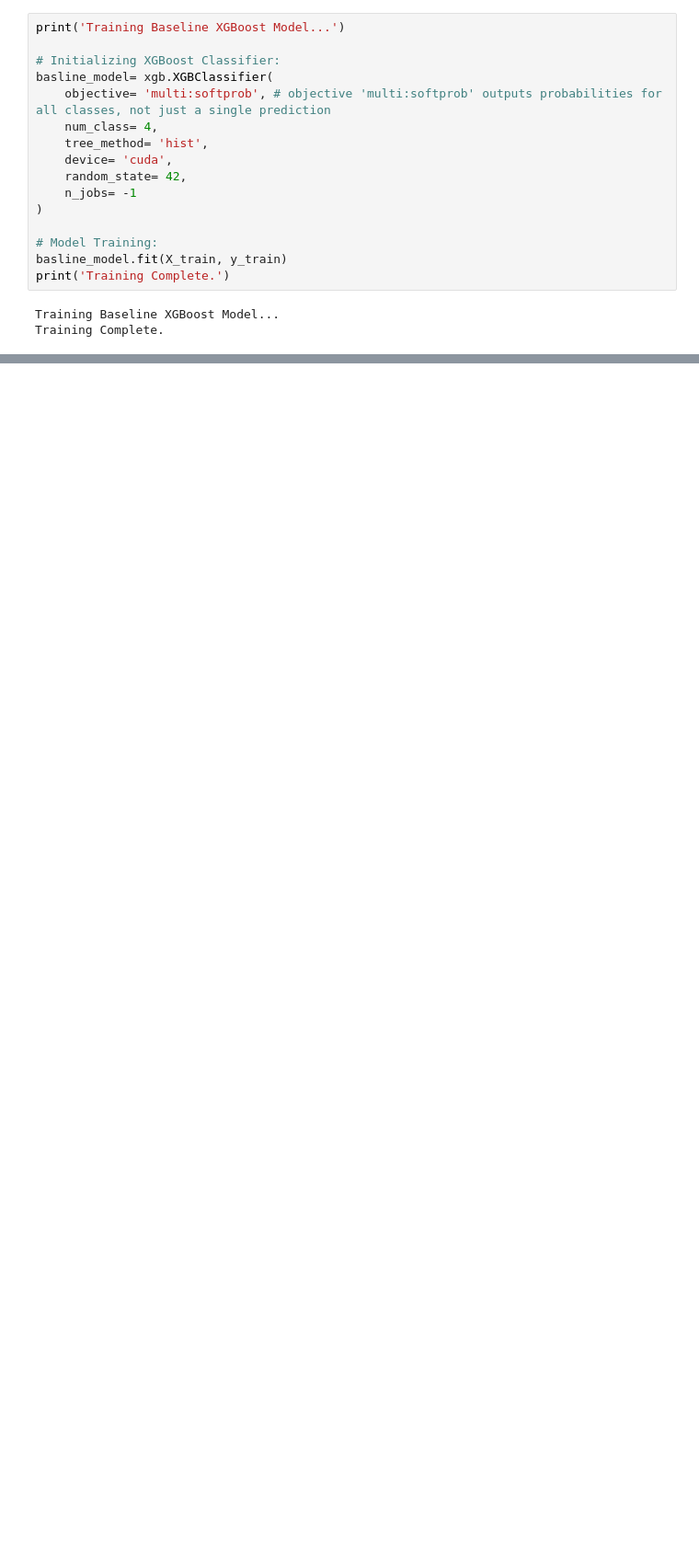
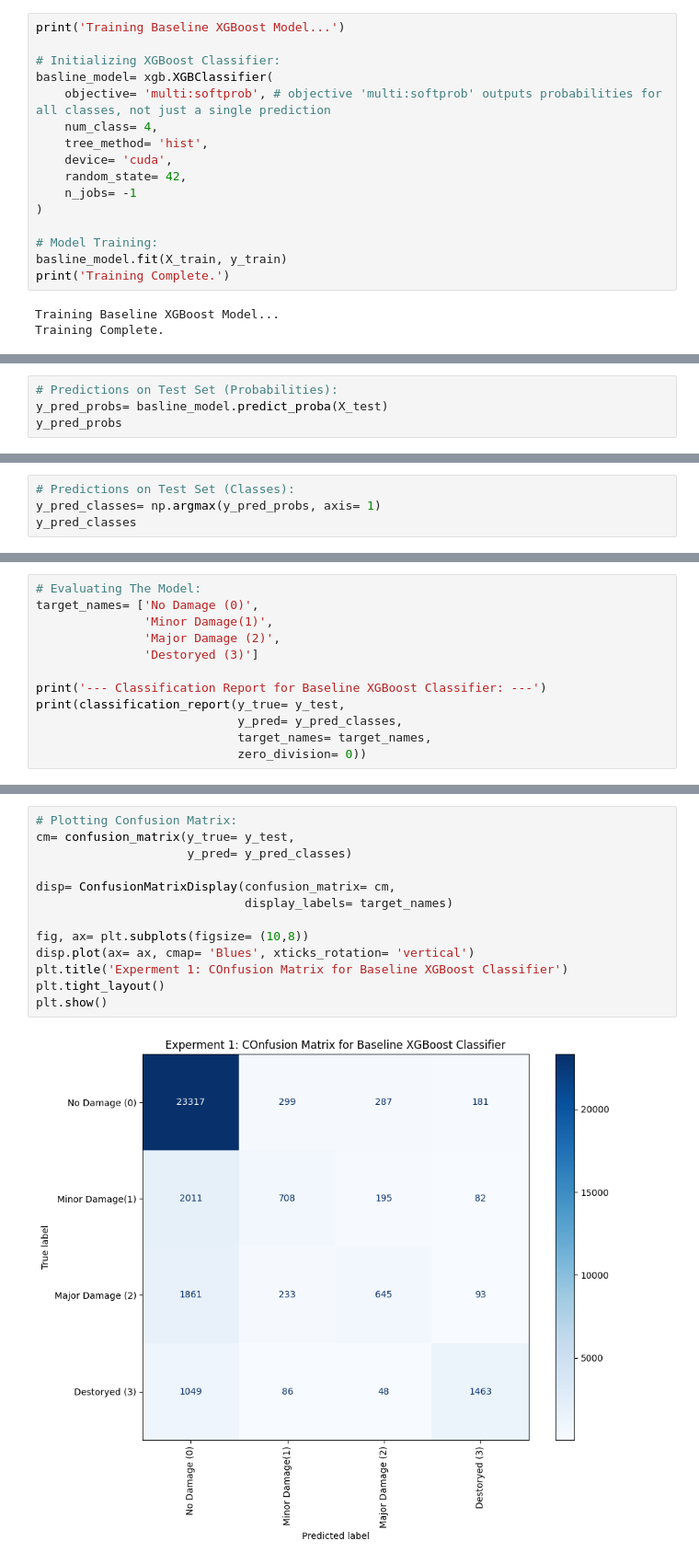
Before and after one commit to Shailya777/disaster_triage_pipeline, a Jupyter notebook: src/02_xgboost_experiments.ipynb, the cells around one changed output, grey strips where cells are left out. Shown at 92% size. Cells and saved outputs as stored; diff of their text form; blank space fills up the shorter version.

Commit message:
Evaluating Baseline XGBoost Classfier

```diff
--- a/src/02_xgboost_experiments.ipynb
+++ b/src/02_xgboost_experiments.ipynb
@@ -193,0 +198,4 @@ Training Complete.
+# %%
+# Predictions on Test Set (Probabilities):
+y_pred_probs= basline_model.predict_proba(X_test)
+y_pred_probs
@@ -193,0 +211,4 @@ Training Complete.
+# %%
+# Predictions on Test Set (Classes):
+y_pred_classes= np.argmax(y_pred_probs, axis= 1)
+y_pred_classes
@@ -193,0 +217,12 @@ Training Complete.
+# %%
+# Evaluating The Model:
+target_names= ['No Damage (0)',
+               'Minor Damage(1)',
+               'Major Damage (2)',
+               'Destoryed (3)']
+
+print('--- Classification Report for Baseline XGBoost Classifier: ---')
+print(classification_report(y_true= y_test,
+                            y_pred= y_pred_classes,
+                            target_names= target_names,
+                            zero_division= 0))
@@ -193,0 +241,15 @@ Training Complete.
+# %%
+# Plotting Confusion Matrix:
+cm= confusion_matrix(y_true= y_test,
+                     y_pred= y_pred_classes)
+
+disp= ConfusionMatrixDisplay(confusion_matrix= cm,
+                             display_labels= target_names)
+
+fig, ax= plt.subplots(figsize= (10,8))
+disp.plot(ax= ax, cmap= 'Blues', xticks_rotation= 'vertical')
+plt.title('Experment 1: COnfusion Matrix for Baseline XGBoost Classifier')
+plt.tight_layout()
+plt.show()
+# %% [output]
+[figure, added]
```
Also changed, not shown: parts of 5 cells of this notebook.
